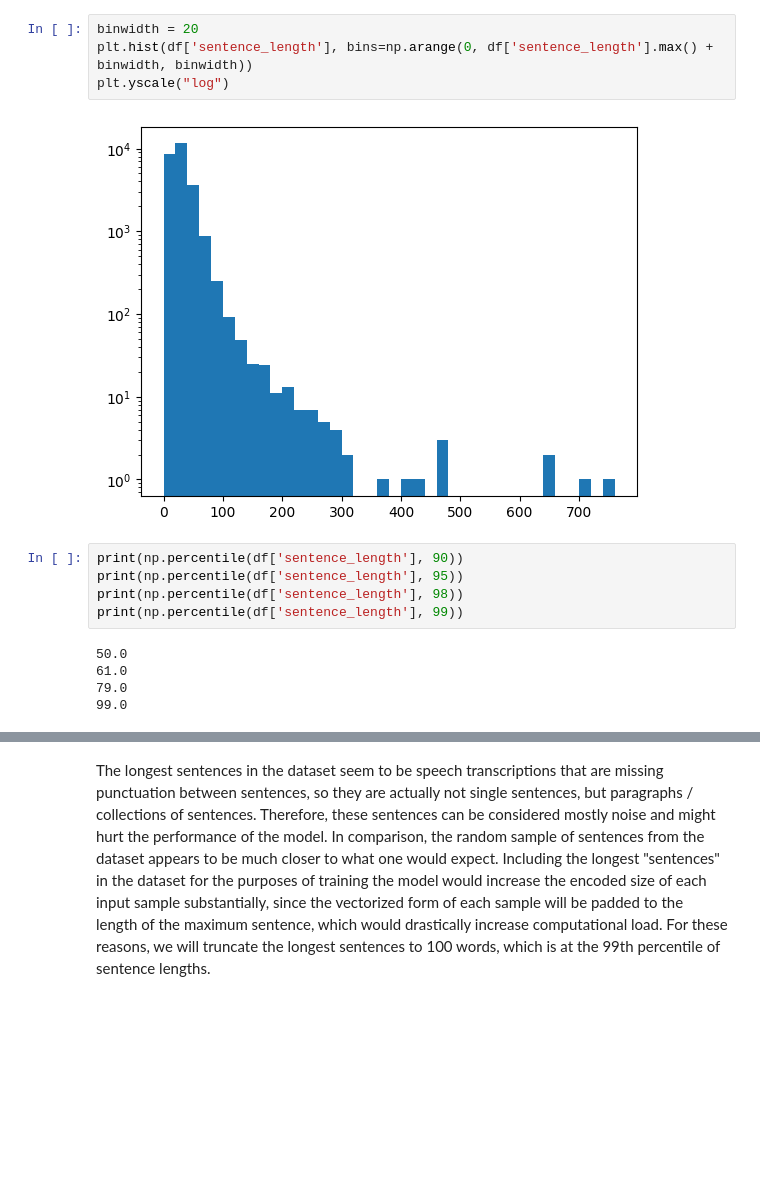
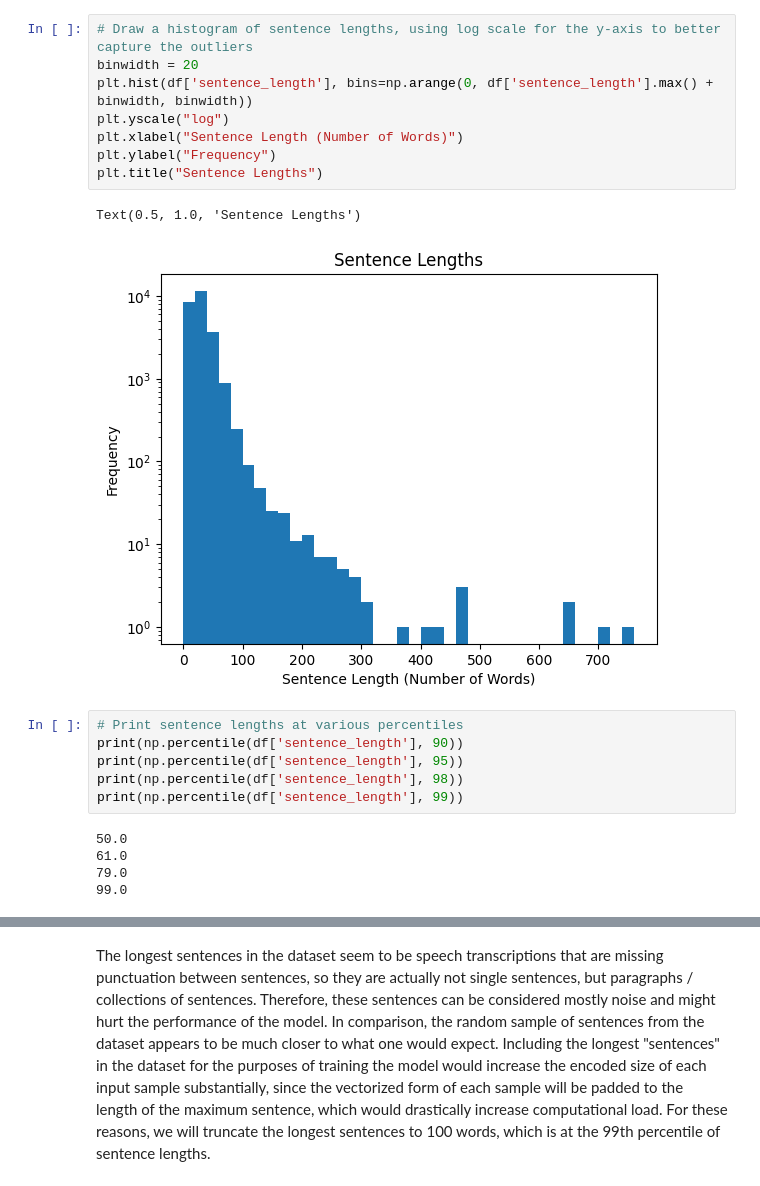
Before and after one commit to apradhan12/cs-6120-group-29, a Jupyter notebook: sequence_labeling.ipynb, the cells around one changed output, grey strips where cells are left out. Saved outputs shown, nothing was run; the diff lists cells and outputs as text; blank space fills up the shorter version.

```diff
--- a/sequence_labeling.ipynb
+++ b/sequence_labeling.ipynb
@@ -50,10 +60,16 @@ yeah , well let me just read you two or three verses from exodus , chapter forty
 # %%
+# Draw a histogram of sentence lengths, using log scale for the y-axis to better capture the outliers
 binwidth = 20
 plt.hist(df['sentence_length'], bins=np.arange(0, df['sentence_length'].max() + binwidth, binwidth))
 plt.yscale("log")
+plt.xlabel("Sentence Length (Number of Words)")
+plt.ylabel("Frequency")
+plt.title("Sentence Lengths")
 # %% [output]
+Text(0.5, 1.0, 'Sentence Lengths')
-[figure, old version]
+[figure, new version]
 # %%
+# Print sentence lengths at various percentiles
 print(np.percentile(df['sentence_length'], 90))
 print(np.percentile(df['sentence_length'], 95))
 print(np.percentile(df['sentence_length'], 98))
```
Also changed, not shown: parts of 80 cells of this notebook, 7 other files.
